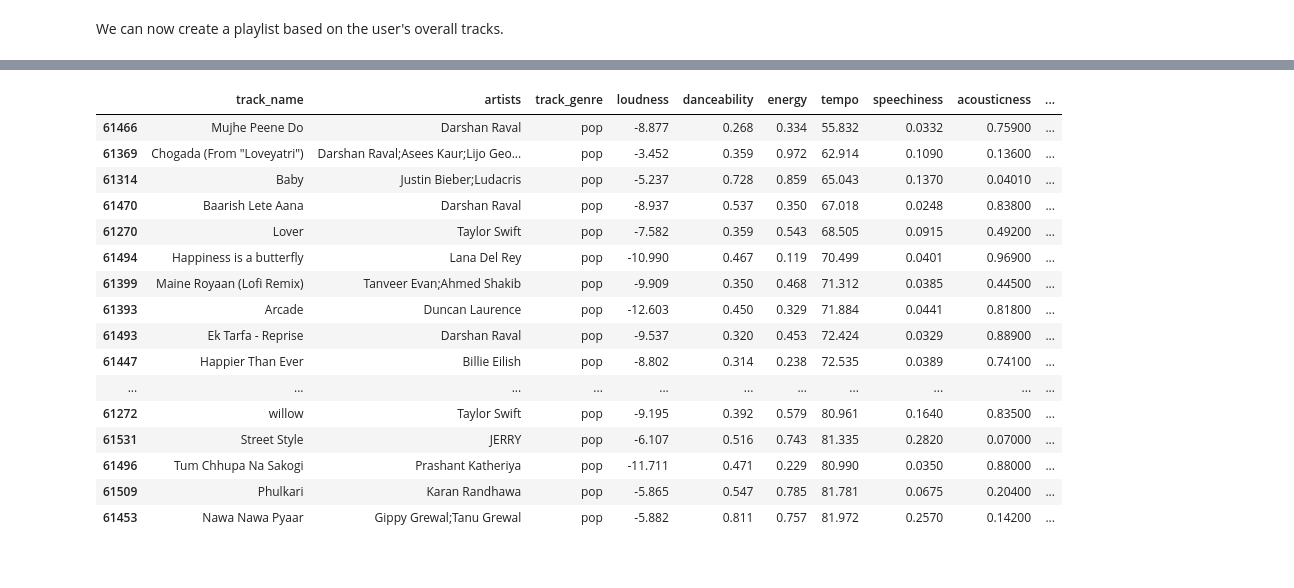
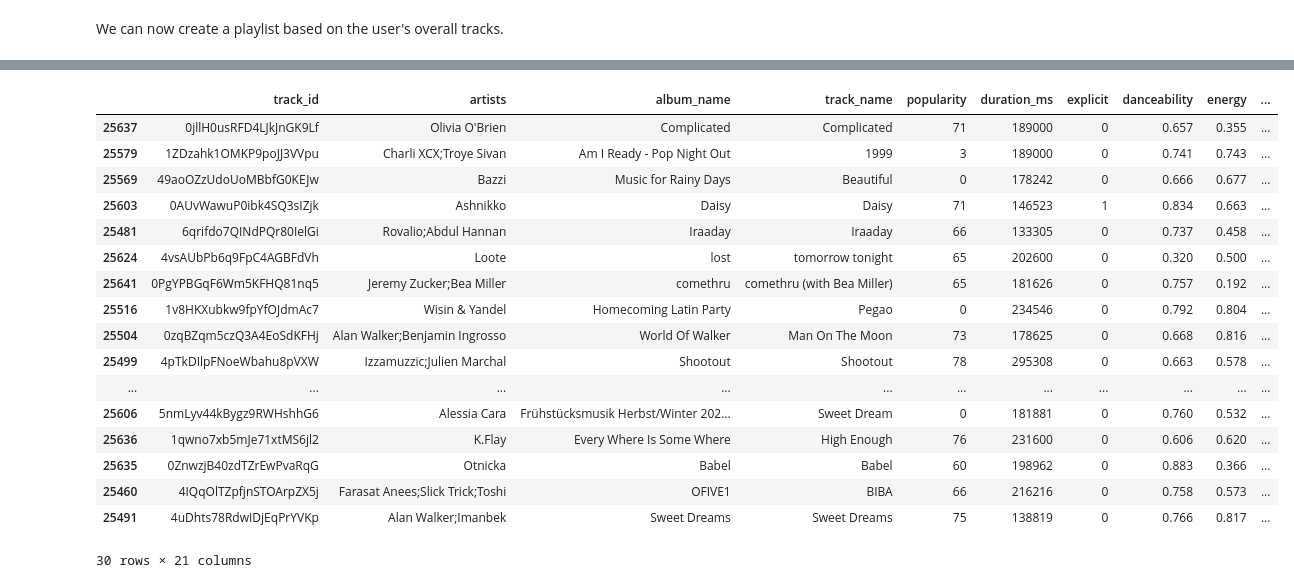
Before and after one commit to avajts/pic16b_project, a Jupyter notebook: music_rec.ipynb, the cells around one changed output, grey strips where cells are left out. Cells and saved outputs as stored; diff of their text form; code cells hidden in the pictures.

```diff
--- a/music_rec.ipynb
+++ b/music_rec.ipynb
@@ -166,10 +169,3 @@ df_users_PandT.head(10)
 | 7 | 1rHNyjILyZMYPqtUBrK6aa | Another Indie Playlist | skeletongurlgame | Ava.jts | 1rHNyjILyZMYPqtUBrK6aa | 40iocOzytrqaRn5RbGPDNp | 0.0 | 4uNgt1uQs6wZRm4giB3shX | ... |
 | 8 | 1rHNyjILyZMYPqtUBrK6aa | Another Indie Playlist | skeletongurlgame | Ava.jts | 1rHNyjILyZMYPqtUBrK6aa | 2RJfK2pOvGpnxC255YOy5k | 0.0 | 1c9Sx7XdXuMptGyfCB6hHs | ... |
 | 9 | 1rHNyjILyZMYPqtUBrK6aa | Another Indie Playlist | skeletongurlgame | Ava.jts | 1rHNyjILyZMYPqtUBrK6aa | 0w5Bdu51Ka25Pf3hojsKHh | 0.0 | 1c9Sx7XdXuMptGyfCB6hHs | ... |
-# %%
-scaler_test = StandardScaler()
-user_df[['track_genre_encoded', 'tempo', 'energy', 'liveness']] = scaler_test.fit_transform(user_df[['track_genre_encoded', 'tempo', 'energy', 'liveness']])
-
-# Create a NearestNeighbors model
-knn_model = NearestNeighbors(n_neighbors=5, algorithm='ball_tree') # Adjust n_neighbors (k)
-knn_model.fit(user_df[['track_genre_encoded', 'tempo', 'energy', 'liveness']])
@@ -276,37 +197,12 @@ df_five_songs.plot.scatter(x='liveness', y='energy', title='Song Genre Scatterpl
 ## Get Playlist Recommendation
 # %%
 # Select relevant numerical features from our user's songs
-features = ['danceability', 'energy', 'tempo', 'speechiness', 'acousticness', 'instrumentalness', 'valence', 'loudness']
+features = ['danceability', 'energy', 'tempo', 'speechiness', 'acousticness', 'instrumentalness', 'valence', 'loudness', ]
 df_users_filtered = user_df[features]
 # %%
 # Split data into train and test sets (80% train, 20% test)
 X_train, X_test, y_train, y_test = train_test_split(df_users_filtered, df_users_filtered, test_size=0.2, random_state=42)
 # %% [markdown]
 Want to fine tune the KNN model to ensure we are choosing the best parameters.
-# %%
-def tune_knn(X_train, X_test, k_values=range(1, 101)):
-    """ Function to find the best k value for KNN model
-    """
-    best_k = None
-    best_score = float('inf')  # Lower score is better
-    scores = []
-
-    for k in k_values:
-        knn = NearestNeighbors(n_neighbors=k, metric='euclidean')
-        knn.fit(X_train)
-
-        # Find distances to test points
-        distances, _ = knn.kneighbors(X_test, n_neighbors=k)
-
-        # Compute Mean Squared Error (MSE)
-        mse = np.mean(distances**2)
-        scores.append((k, mse))
-
-        # Track best k
-        if mse < best_score:
-            best_score = mse
-            best_k = k
-
-    return best_k, scores
 # %%
 # Find the best k value
@@ -331,7 +229,7 @@ There are possible signs of overfitting since the best n_neighbor is 1, and the
 # %%
 # Fit k-NN model with 7 features
 knn = NearestNeighbors(n_neighbors=best_k, metric='euclidean')
-knn.fit(df_users_filtered[features])
+knn.fit(df_users_filtered)
 # %% [output]
 NearestNeighbors(metric='euclidean', n_neighbors=1)
 # %% [markdown]
@@ -406,21 +323,22 @@ recommendations
 # %%
 from music_rec import recommend_songs
-recommend_songs(df_users_filtered, df_spotify_tracks, genre = 'pop')
+recommend_songs(user_df, df_spotify_tracks, genre = 'electro')
 # %% [output]
-|  | track_name | artists | track_genre | loudness | danceability | energy | tempo | speechiness | acousticness | ... |
-| 61466 | Mujhe Peene Do | Darshan Raval | pop | -8.877 | 0.268 | 0.334 | 55.832 | 0.0332 | 0.75900 | ... |
-| 61369 | Chogada (From "Loveyatri") | Darshan Raval;Asees Kaur;Lijo Geo... | pop | -3.452 | 0.359 | 0.972 | 62.914 | 0.1090 | 0.13600 | ... |
-| 61314 | Baby | Justin Bieber;Ludacris | pop | -5.237 | 0.728 | 0.859 | 65.043 | 0.1370 | 0.04010 | ... |
-| 61470 | Baarish Lete Aana | Darshan Raval | pop | -8.937 | 0.537 | 0.350 | 67.018 | 0.0248 | 0.83800 | ... |
-| 61270 | Lover | Taylor Swift | pop | -7.582 | 0.359 | 0.543 | 68.505 | 0.0915 | 0.49200 | ... |
-| 61494 | Happiness is a butterfly | Lana Del Rey | pop | -10.990 | 0.467 | 0.119 | 70.499 | 0.0401 | 0.96900 | ... |
-| 61399 | Maine Royaan (Lofi Remix) | Tanveer Evan;Ahmed Shakib | pop | -9.909 | 0.350 | 0.468 | 71.312 | 0.0385 | 0.44500 | ... |
-| 61393 | Arcade | Duncan Laurence | pop | -12.603 | 0.450 | 0.329 | 71.884 | 0.0441 | 0.81800 | ... |
-| 61493 | Ek Tarfa - Reprise | Darshan Raval | pop | -9.537 | 0.320 | 0.453 | 72.424 | 0.0329 | 0.88900 | ... |
-| 61447 | Happier Than Ever | Billie Eilish | pop | -8.802 | 0.314 | 0.238 | 72.535 | 0.0389 | 0.74100 | ... |
+|  | track_id | artists | album_name | track_name | popularity | duration_ms | explicit | danceability | energy | ... |
+| 25637 | 0jllH0usRFD4LJkJnGK9Lf | Olivia O'Brien | Complicated | Complicated | 71 | 189000 | 0 | 0.657 | 0.355 | ... |
+| 25579 | 1ZDzahk1OMKP9poJJ3VVpu | Charli XCX;Troye Sivan | Am I Ready - Pop Night Out | 1999 | 3 | 189000 | 0 | 0.741 | 0.743 | ... |
+| 25569 | 49aoOZzUdoUoMBbfG0KEJw | Bazzi | Music for Rainy Days | Beautiful | 0 | 178242 | 0 | 0.666 | 0.677 | ... |
+| 25603 | 0AUvWawuP0ibk4SQ3sIZjk | Ashnikko | Daisy | Daisy | 71 | 146523 | 1 | 0.834 | 0.663 | ... |
+| 25481 | 6qrifdo7QINdPQr80IelGi | Rovalio;Abdul Hannan | Iraaday | Iraaday | 66 | 133305 | 0 | 0.737 | 0.458 | ... |
+| 25624 | 4vsAUbPb6q9FpC4AGBFdVh | Loote | lost | tomorrow tonight | 65 | 202600 | 0 | 0.320 | 0.500 | ... |
+| 25641 | 0PgYPBGqF6Wm5KFHQ81nq5 | Jeremy Zucker;Bea Miller | comethru | comethru (with Bea Miller) | 65 | 181626 | 0 | 0.757 | 0.192 | ... |
+| 25516 | 1v8HKXubkw9fpYfOJdmAc7 | Wisin & Yandel | Homecoming Latin Party | Pegao | 0 | 234546 | 0 | 0.792 | 0.804 | ... |
+| 25504 | 0zqBZqm5czQ3A4EoSdKFHj | Alan Walker;Benjamin Ingrosso | World Of Walker | Man On The Moon | 73 | 178625 | 0 | 0.668 | 0.816 | ... |
+| 25499 | 4pTkDIlpFNoeWbahu8pVXW | Izzamuzzic;Julien Marchal | Shootout | Shootout | 78 | 295308 | 0 | 0.663 | 0.578 | ... |
 | ... | ... | ... | ... | ... | ... | ... | ... | ... | ... | ... |
-| 61272 | willow | Taylor Swift | pop | -9.195 | 0.392 | 0.579 | 80.961 | 0.1640 | 0.83500 | ... |
-| 61531 | Street Style | JERRY | pop | -6.107 | 0.516 | 0.743 | 81.335 | 0.2820 | 0.07000 | ... |
-| 61496 | Tum Chhupa Na Sakogi | Prashant Katheriya | pop | -11.711 | 0.471 | 0.229 | 80.990 | 0.0350 | 0.88000 | ... |
-| 61509 | Phulkari | Karan Randhawa | pop | -5.865 | 0.547 | 0.785 | 81.781 | 0.0675 | 0.20400 | ... |
-| 61453 | Nawa Nawa Pyaar | Gippy Grewal;Tanu Grewal | pop | -5.882 | 0.811 | 0.757 | 81.972 | 0.2570 | 0.14200 | ... |
+| 25606 | 5nmLyv44kBygz9RWHshhG6 | Alessia Cara | Frühstücksmusik Herbst/Winter 202... | Sweet Dream | 0 | 181881 | 0 | 0.760 | 0.532 | ... |
+| 25636 | 1qwno7xb5mJe71xtMS6jl2 | K.Flay | Every Where Is Some Where | High Enough | 76 | 231600 | 0 | 0.606 | 0.620 | ... |
+| 25635 | 0ZnwzjB40zdTZrEwPvaRqG | Otnicka | Babel | Babel | 60 | 198962 | 0 | 0.883 | 0.366 | ... |
+| 25460 | 4IQqOlTZpfjnSTOArpZX5j | Farasat Anees;Slick Trick;Toshi | OFIVE1 | BIBA | 66 | 216216 | 0 | 0.758 | 0.573 | ... |
+| 25491 | 4uDhts78RdwIDjEqPrYVKp | Alan Walker;Imanbek | Sweet Dreams | Sweet Dreams | 75 | 138819 | 0 | 0.766 | 0.817 | ... |
+30 rows × 21 columns
```
Also changed, not shown: parts of 21 cells of this notebook, 1 other file.
